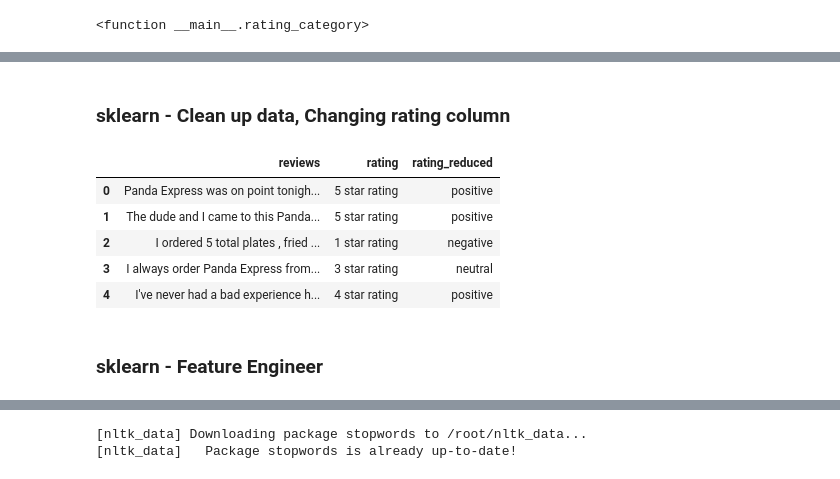
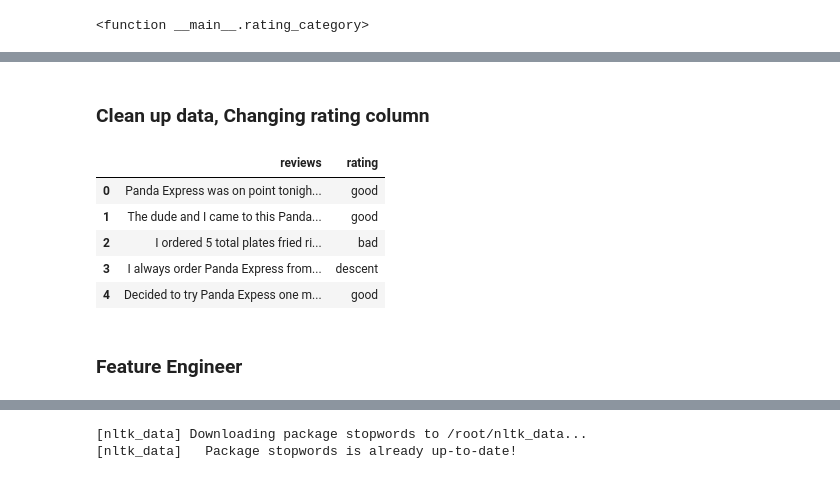
Before and after one commit to YANG007SUN/Text_Analysis_Yelp_Comments, a Jupyter notebook: code/create_model.ipynb, the cells around one changed output, grey strips where cells are left out. Saved outputs shown, nothing was run; the diff lists cells and outputs as text; code cells hidden in the pictures.

```diff
--- a/code/create_model.ipynb
+++ b/code/create_model.ipynb
@@ -76,14 +79,14 @@ only showing top 20 rows
 def rating_category(rating:str)->str:
   """create new column for label
   """
-  if rating in ["1 star rating","2 star rating"]:
-      return "negative"
-  elif rating in [ "3 star rating"]:
-      return "neutral"
+  if rating in ["1 star rating"]:
+      return "bad"
+  elif rating in ["2 star rating", "3 star rating"]:
+      return "descent"
   else:
-      return "positive"
+      return "good"
 
-assert rating_category("1 star rating")=="negative"
+assert rating_category("1 star rating")=="bad"
 # %%
 # Store a user defined function
 convert_rating = udf(rating_category, StringType())
@@ -276,18 +319,18 @@ reviews.head()
 # %% [markdown]
-### sklearn - Clean up data, Changing rating column
+### Clean up data, Changing rating column
 # %%
 # use defined function above to re-create rating column
-reviews["rating_reduced"] = reviews["rating"].apply(rating_category)
+reviews["rating"] = reviews["rating"].apply(rating_category)
 reviews.head()
 # %% [output]
-|  | reviews | rating | rating_reduced |
-| 0 | Panda Express was on point tonigh... | 5 star rating | positive |
-| 1 | The dude and I came to this Panda... | 5 star rating | positive |
-| 2 | I ordered 5 total plates , fried ... | 1 star rating | negative |
-| 3 | I always order Panda Express from... | 3 star rating | neutral |
-| 4 | I've never had a bad experience h... | 4 star rating | positive |
+|  | reviews | rating |
+| 0 | Panda Express was on point tonigh... | good |
+| 1 | The dude and I came to this Panda... | good |
+| 2 | I ordered 5 total plates fried ri... | bad |
+| 3 | I always order Panda Express from... | descent |
+| 4 | Decided to try Panda Expess one m... | good |
 # %% [markdown]
-### sklearn - Feature Engineer
+### Feature Engineer
 # %%
 # create word count, and character count
 reviews["word_list"] = reviews["reviews"].apply(lambda x: x.split())
```
Also changed, not shown: parts of 80 cells of this notebook, 5 other files.
